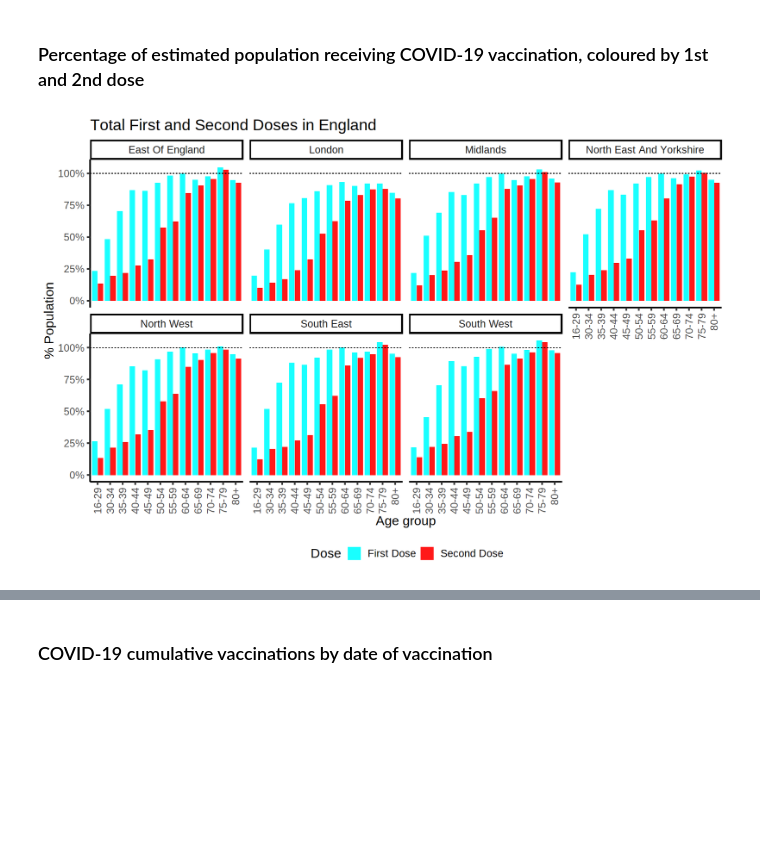
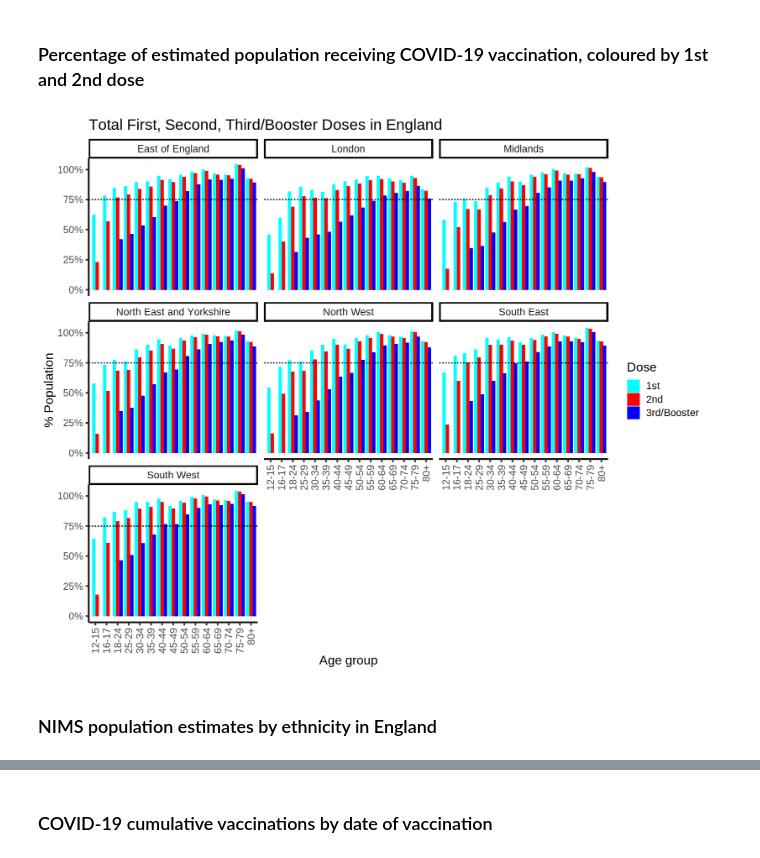
Before and after one commit to ycl6/Simple-R-gists, a Jupyter notebook: NHS_England_COVID-19_Vaccination/COVID-19_Vaccination_Statistics_in_England.ipynb, the cells around one changed output, grey strips where cells are left out. Drawn from its saved outputs; the diff is of its cells as text; code cells hidden in the pictures; blank space fills up the shorter version.

```diff
--- a/NHS_England_COVID-19_Vaccination/COVID-19_Vaccination_Statistics_in_England.ipynb
+++ b/NHS_England_COVID-19_Vaccination/COVID-19_Vaccination_Statistics_in_England.ipynb
@@ -275,0 +389,16 @@ A tibble: 6 × 4
+# %%
+# Wide format
+ra3 <- as.data.frame(n2c[n2c$NHS.Region.code %in% regionCode,]) %>% select(-NHS.Region.code) # drop 1st column
+ra3 <- ra3[,-2] # Drop "Under 18"
+colnames(ra3) <- c("Region", names(ageGroup2))
+ra3$Region <- factor(ra3$Region, levels = levels(regionName))
+ra3 <- mutate_at(ra3, vars(-Region), "as.integer")
+ra3
+
+# Convert to long format
+ra3 <- pivot_longer(ra3, !Region, names_to = "AgeGroup", values_to = "Count")
+ra3$AgeGroup <- as.factor(ra3$AgeGroup)
+ra3$AgeGroup <- factor(ra3$AgeGroup, levels = gtools::mixedsort(levels(ra3$AgeGroup)))
+levels(ra3$AgeGroup) <- ageGroup2
+ra3$Dose <- "Booster/Third Dose"
+head(ra3)
@@ -278,13 +427,10 @@ A tibble: 6 × 4
 # %%
-data <- rbind(d1, d2)
-data <- merge(pivot_longer(population2, !Region, names_to = "AgeGroup", values_to = "Total"), data)
-data$Count <- as.integer(data$Count)
-data$Fraction <- data$Count / data$Total
-data$Region <- factor(data$Region, levels = levels(regions))
-data$AgeGroup <- as.factor(data$AgeGroup)
-data$AgeGroup <- factor(data$AgeGroup, levels = gtools::mixedsort(levels(data$AgeGroup)))
-levels(data$AgeGroup) <- agegroups2
-head(data)
+dat1 <- rbind(ra1, ra2, ra3)
+dat1 <- merge(population, dat1) %>% arrange(Region, order(gtools::mixedorder(AgeGroup)))
+dat1$Fraction <- dat1$Count / dat1$Total
+dat1$Dose <- as.factor(dat1$Dose)
+dat1$Dose <- factor(dat1$Dose, levels = c("First Dose","Second Dose","Booster/Third Dose"))
+head(dat1)
 # %% [output]
 A data.frame: 6 × 6
 |  | Region | AgeGroup | Total | Count | Dose | Fraction |
@@ -450,12 +864,14 @@ ggplot(data, aes(AgeGroup, Count, fill = Dose)) +
 # %% [markdown]
 ### Percentage of estimated population receiving COVID-19 vaccination, coloured by 1st and 2nd dose
 # %%
-ggplot(data, aes(AgeGroup, Fraction, fill = Dose)) +
-    geom_col(alpha = 0.9, position = position_dodge2(width = 0.9, padding = 0.1)) +
-    facet_wrap(~ Region, ncol = 4) + theme_classic(base_size = 16) +
-    scale_y_continuous(labels = percent_format(accuracy = 1)) +
-    scale_fill_manual(values = c("cyan","red")) + geom_hline(yintercept = 1, linetype = 2) +
-    theme(legend.position = "bottom", axis.text.x = element_text(angle = 90, vjust = 0.5, hjust = 1)) +
-    labs(title = "Total First and Second Doses in England", x = "Age group", y = "% Population")
+ggplot(dat1, aes(AgeGroup, Fraction, fill = Dose)) +
+    geom_col(position = position_dodge2(width = 0.9, padding = 0.1, preserve = "single")) +
+    facet_wrap(~ Region, ncol = 3) + theme_classic(base_size = 16) +
+    scale_y_continuous(labels = percent_format(accuracy = 1)) + geom_hline(yintercept = 0.75, linetype = 2) +
+    scale_fill_manual(values = c("cyan","red","blue"), labels = c("1st","2nd","3rd/Booster")) +
+    theme(legend.position = "right", axis.text.x = element_text(angle = 90, vjust = 0.5, hjust = 1)) +
+    labs(title = "Total First, Second, Third/Booster Doses in England", x = "Age group", y = "% Population")
 # %% [output]
-[figure, old version]
+[figure, new version]
+# %% [markdown]
+### NIMS population estimates by ethnicity in England
```
Also changed, not shown: parts of 63 cells of this notebook, 2 other files.
